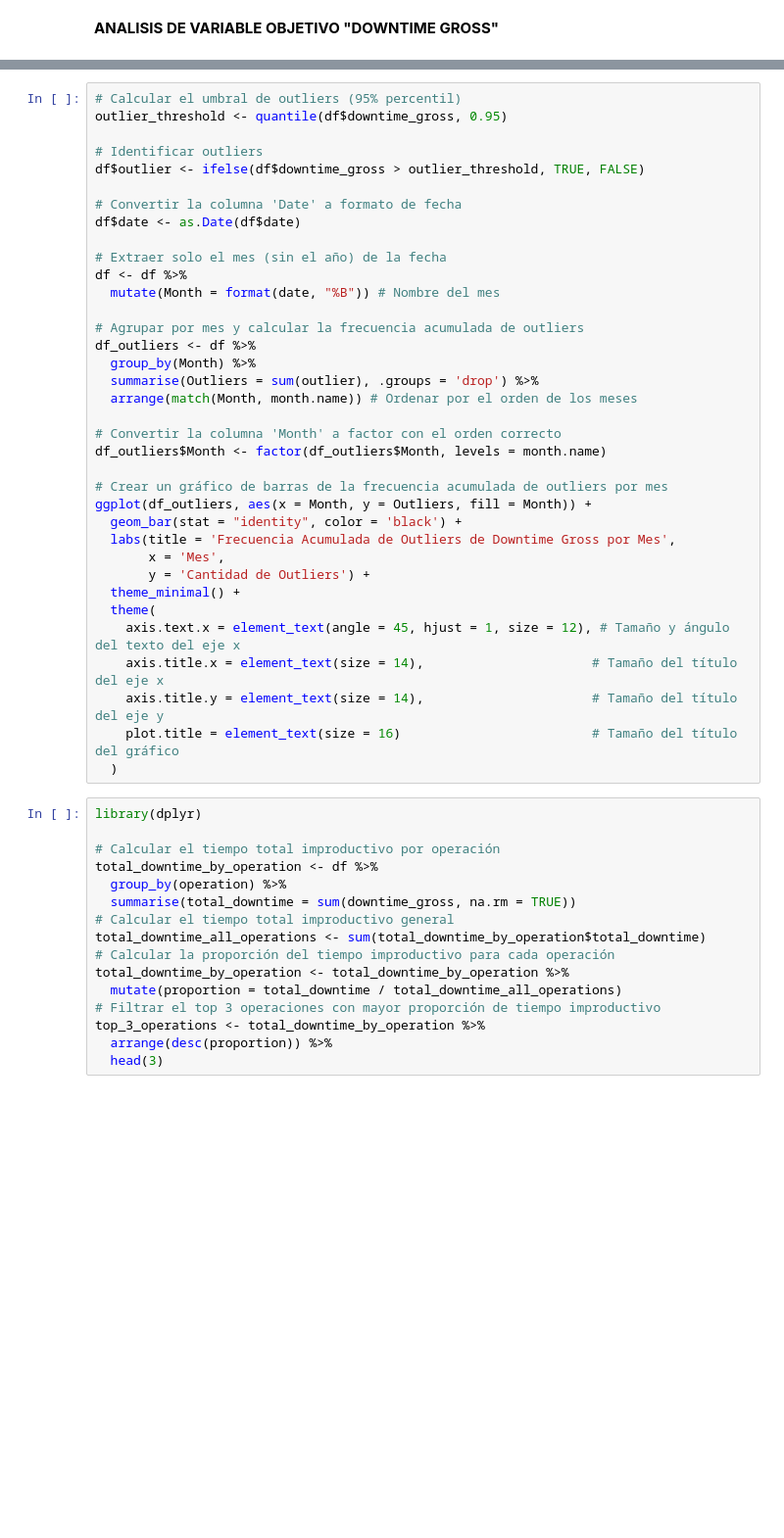
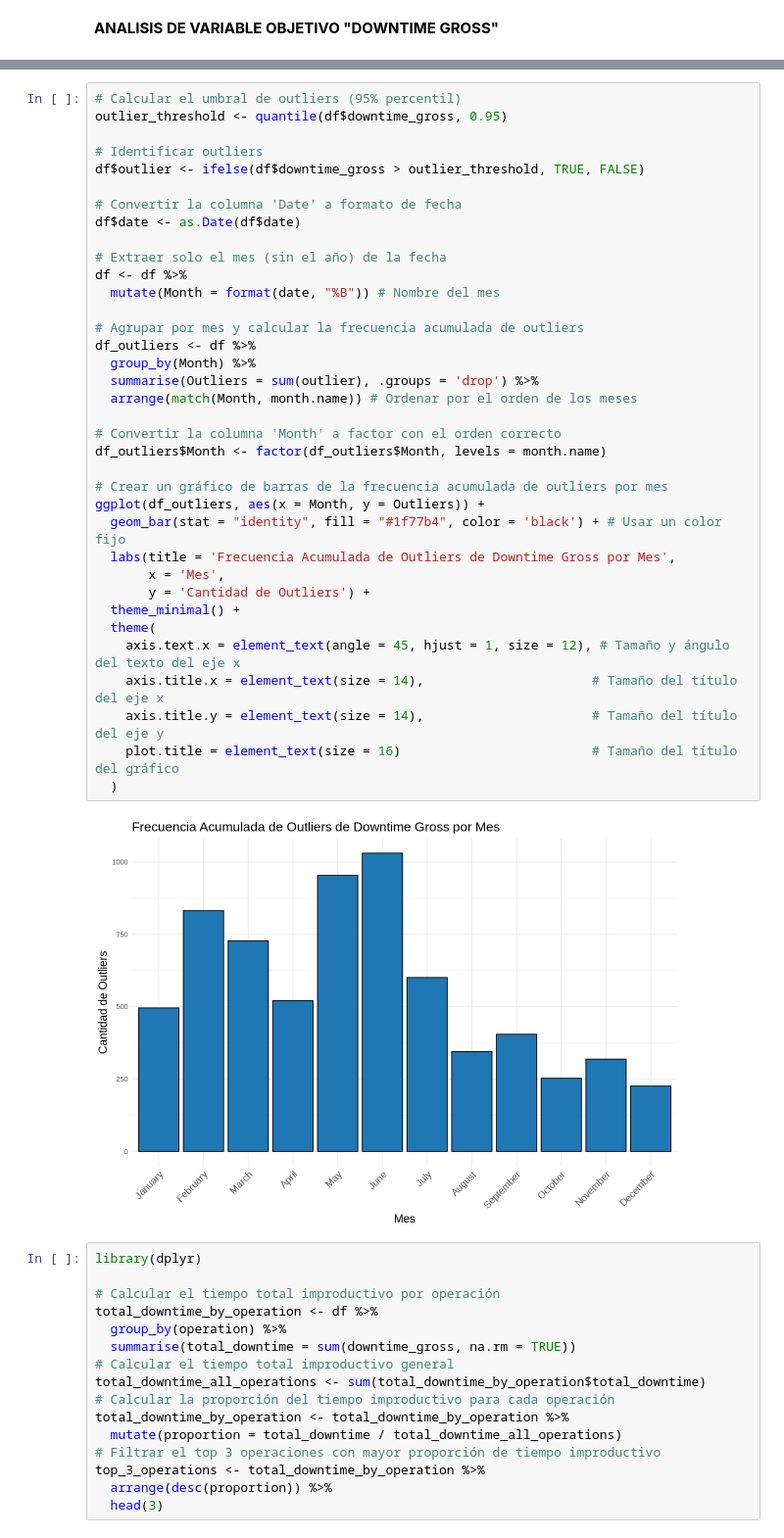
Before and after one commit to cesargar1507/DatasetsUB, a Jupyter notebook: TFM_MOD(RevisadoF2).ipynb, the cells around one changed output, grey strips where cells are left out. Shown at 98% size. Cells and saved outputs as stored; diff of their text form; blank space fills up the shorter version.

```diff
--- a/TFM_MOD(RevisadoF2).ipynb
+++ b/TFM_MOD(RevisadoF2).ipynb
@@ -508,35 +673,37 @@ outlier_threshold <- quantile(df$downtime_gross, 0.95)
 # Identificar outliers
 df$outlier <- ifelse(df$downtime_gross > outlier_threshold, TRUE, FALSE)
 
 # Convertir la columna 'Date' a formato de fecha
 df$date <- as.Date(df$date)
 
 # Extraer solo el mes (sin el año) de la fecha
 df <- df %>%
   mutate(Month = format(date, "%B")) # Nombre del mes
 
 # Agrupar por mes y calcular la frecuencia acumulada de outliers
 df_outliers <- df %>%
   group_by(Month) %>%
   summarise(Outliers = sum(outlier), .groups = 'drop') %>%
   arrange(match(Month, month.name)) # Ordenar por el orden de los meses
 
 # Convertir la columna 'Month' a factor con el orden correcto
 df_outliers$Month <- factor(df_outliers$Month, levels = month.name)
 
 # Crear un gráfico de barras de la frecuencia acumulada de outliers por mes
-ggplot(df_outliers, aes(x = Month, y = Outliers, fill = Month)) +
-  geom_bar(stat = "identity", color = 'black') +
+ggplot(df_outliers, aes(x = Month, y = Outliers)) +
+  geom_bar(stat = "identity", fill = "#1f77b4", color = 'black') + # Usar un color fijo
   labs(title = 'Frecuencia Acumulada de Outliers de Downtime Gross por Mes',
        x = 'Mes',
        y = 'Cantidad de Outliers') +
   theme_minimal() +
   theme(
     axis.text.x = element_text(angle = 45, hjust = 1, size = 12), # Tamaño y ángulo del texto del eje x
     axis.title.x = element_text(size = 14),                      # Tamaño del título del eje x
     axis.title.y = element_text(size = 14),                      # Tamaño del título del eje y
     plot.title = element_text(size = 16)                         # Tamaño del título del gráfico
   )
+# %% [output]
+[figure, added]
 # %%
 library(dplyr)
 
```
Also changed, not shown: parts of 67 cells of this notebook.
